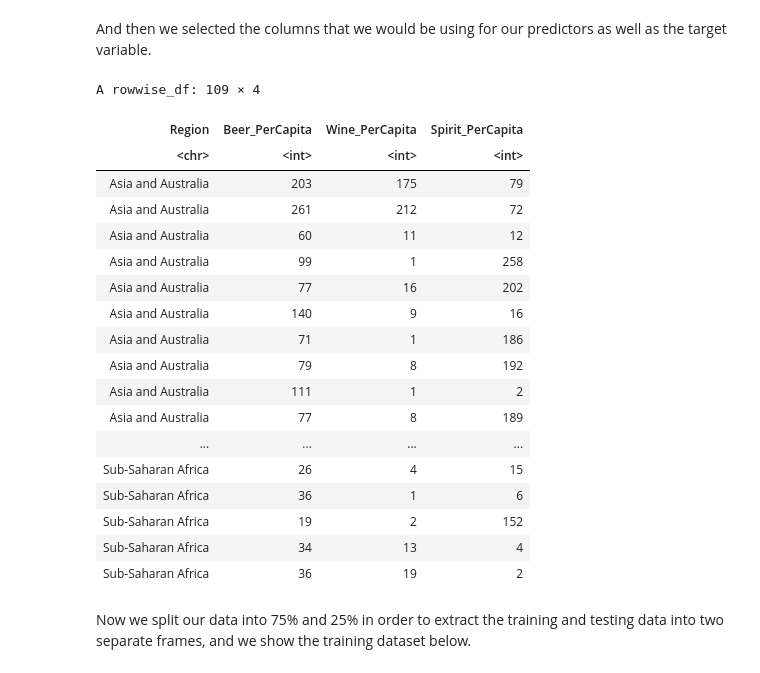
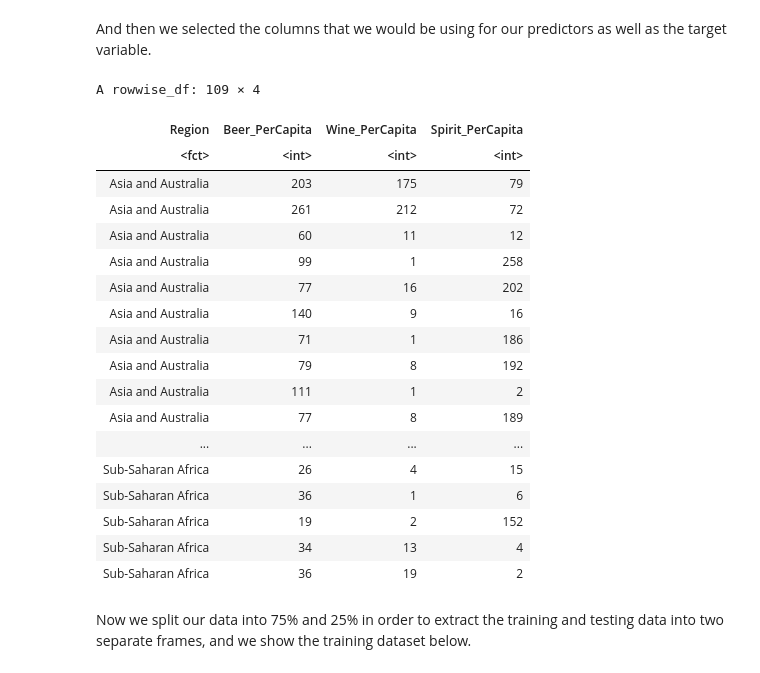
Before and after one commit to chloekim672/007-project-dsci-25-, a Jupyter notebook: dsciprojectfinal.ipynb, the cells around one changed output. Cells and saved outputs as stored; diff of their text form; code cells hidden in the pictures.

```diff
--- a/dsciprojectfinal.ipynb
+++ b/dsciprojectfinal.ipynb
@@ -145,14 +145,16 @@ A tibble: 5 × 2
 # %% [markdown]
 And then we selected the columns that we would be using for our predictors as well as the target variable.
 # %%
-data_selected2 <- alcohol_data_good %>%
-                 select(Region, Beer_PerCapita, Wine_PerCapita, Spirit_PerCapita)
+data_selected_2 <- alcohol_data_good %>%
+                mutate(Region = as_factor(Region)) %>%
+                select(Region, Beer_PerCapita, Wine_PerCapita, Spirit_PerCapita)
 
-data_selected2
+
+data_selected_2
 # %% [output]
 A rowwise_df: 109 × 4
 | Region | Beer_PerCapita | Wine_PerCapita | Spirit_PerCapita |
-| <chr> | <int> | <int> | <int> |
+| <fct> | <int> | <int> | <int> |
 | Asia and Australia | 203 | 175 | 79 |
 | Asia and Australia | 261 | 212 | 72 |
 | Asia and Australia | 60 | 11 | 12 |
```
Also changed, not shown: parts of 7 cells of this notebook.
